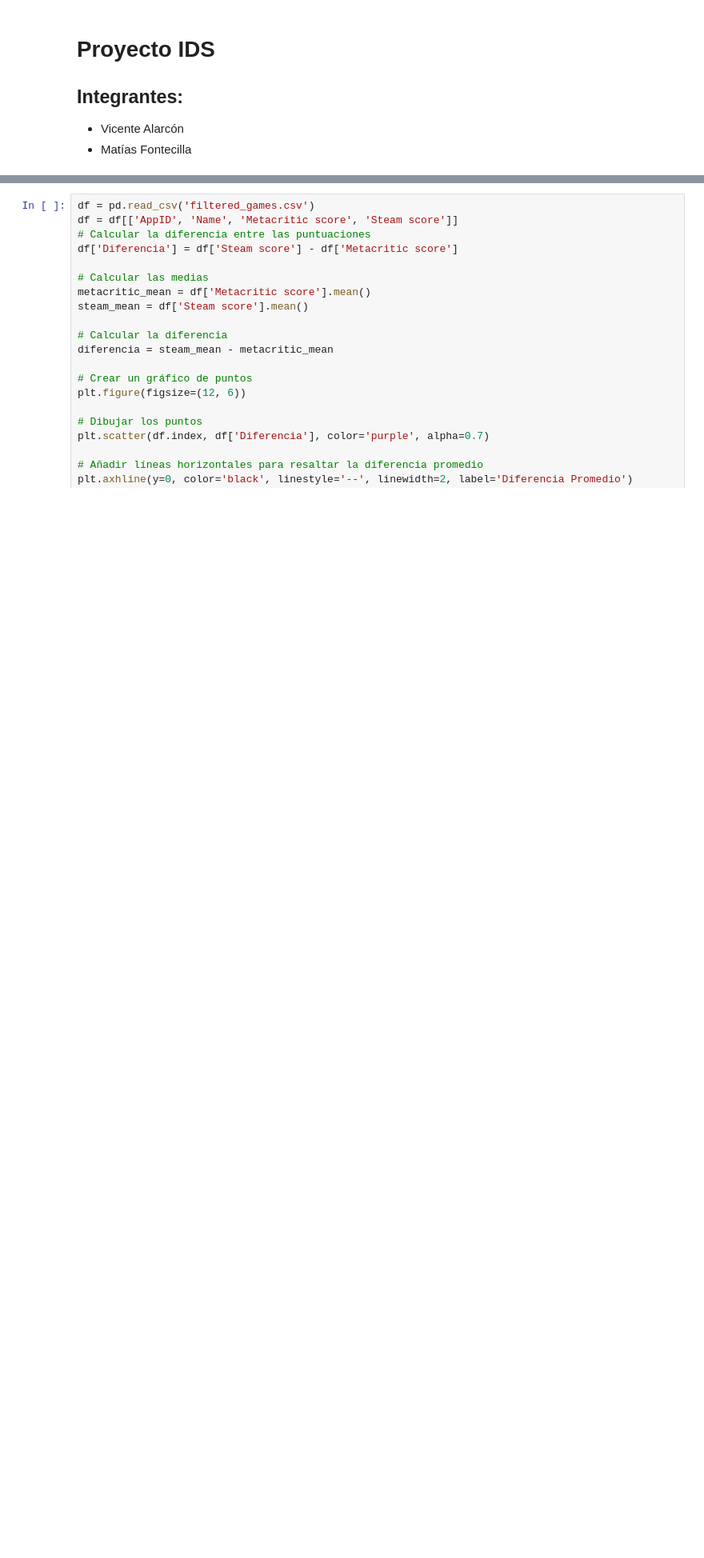
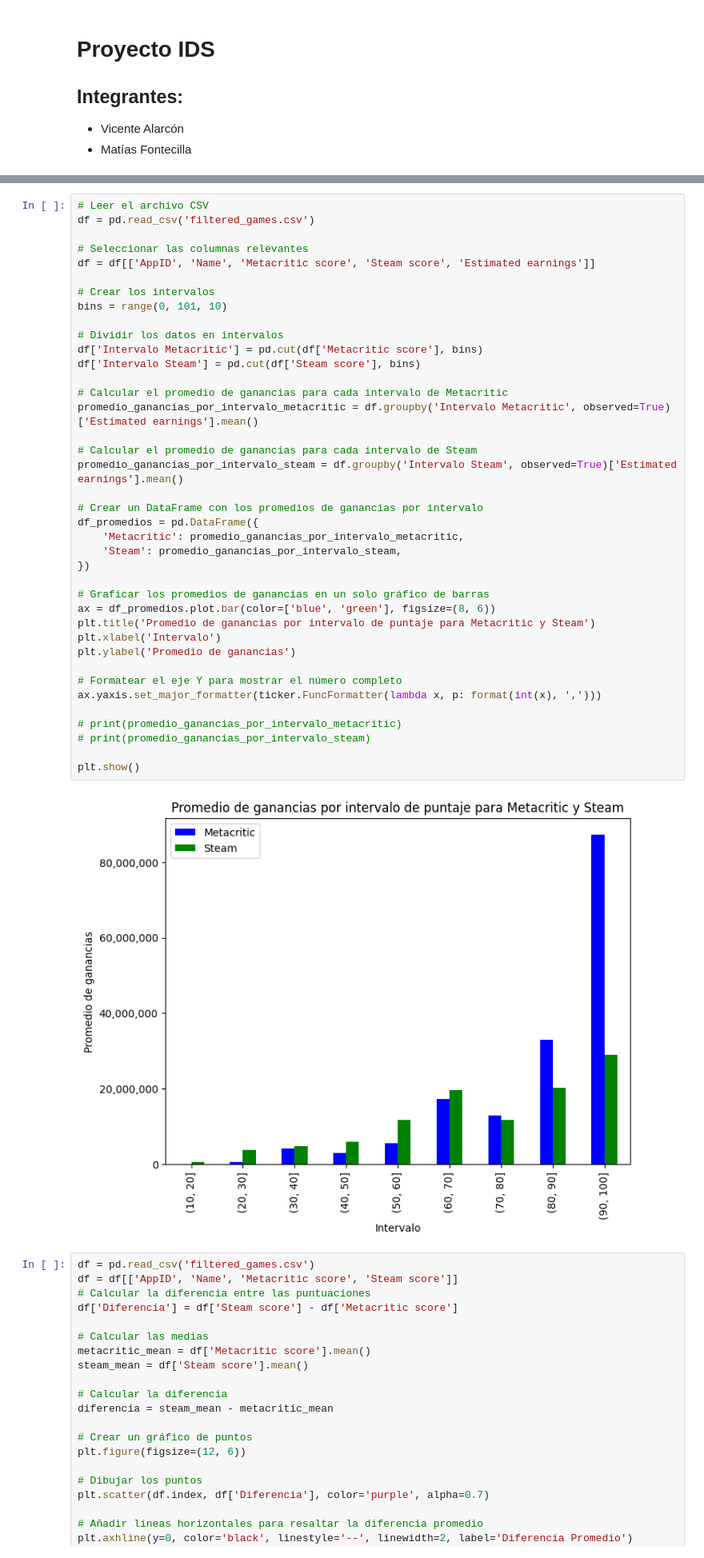
Before and after one commit to VicenteA18UCN/IDS_PROJECT, a Jupyter notebook: proyecto.ipynb, the cells around one changed output, grey strips where cells are left out. Shown: that part at 80% size. Saved outputs shown, nothing was run; the diff lists cells and outputs as text; blank space fills up the shorter version.

```diff
--- a/proyecto.ipynb
+++ b/proyecto.ipynb
@@ -40,3 +66,44 @@ df.to_csv('filtered_games.csv', index=False)
+# %%
+# Leer el archivo CSV
+df = pd.read_csv('filtered_games.csv')
+
+# Seleccionar las columnas relevantes
+df = df[['AppID', 'Name', 'Metacritic score', 'Steam score', 'Estimated earnings']]
+
+# Crear los intervalos
+bins = range(0, 101, 10)
+
+# Dividir los datos en intervalos
+df['Intervalo Metacritic'] = pd.cut(df['Metacritic score'], bins)
+df['Intervalo Steam'] = pd.cut(df['Steam score'], bins)
+
+# Calcular el promedio de ganancias para cada intervalo de Metacritic
+promedio_ganancias_por_intervalo_metacritic = df.groupby('Intervalo Metacritic', observed=True)['Estimated earnings'].mean()
+
+# Calcular el promedio de ganancias para cada intervalo de Steam
+promedio_ganancias_por_intervalo_steam = df.groupby('Intervalo Steam', observed=True)['Estimated earnings'].mean()
+
+# Crear un DataFrame con los promedios de ganancias por intervalo
+df_promedios = pd.DataFrame({
+    'Metacritic': promedio_ganancias_por_intervalo_metacritic,
+    'Steam': promedio_ganancias_por_intervalo_steam,
+})
+
+# Graficar los promedios de ganancias en un solo gráfico de barras
+ax = df_promedios.plot.bar(color=['blue', 'green'], figsize=(8, 6))
+plt.title('Promedio de ganancias por intervalo de puntaje para Metacritic y Steam')
+plt.xlabel('Intervalo')
+plt.ylabel('Promedio de ganancias')
+
+# Formatear el eje Y para mostrar el número completo
+ax.yaxis.set_major_formatter(ticker.FuncFormatter(lambda x, p: format(int(x), ',')))
+
+# print(promedio_ganancias_por_intervalo_metacritic)
+# print(promedio_ganancias_por_intervalo_steam)
+
+plt.show()
+# %% [output]
+[figure, added]
 # %%
 df = pd.read_csv('filtered_games.csv')
 df = df[['AppID', 'Name', 'Metacritic score', 'Steam score']]
```
Also changed, not shown: parts of 4 cells of this notebook.
